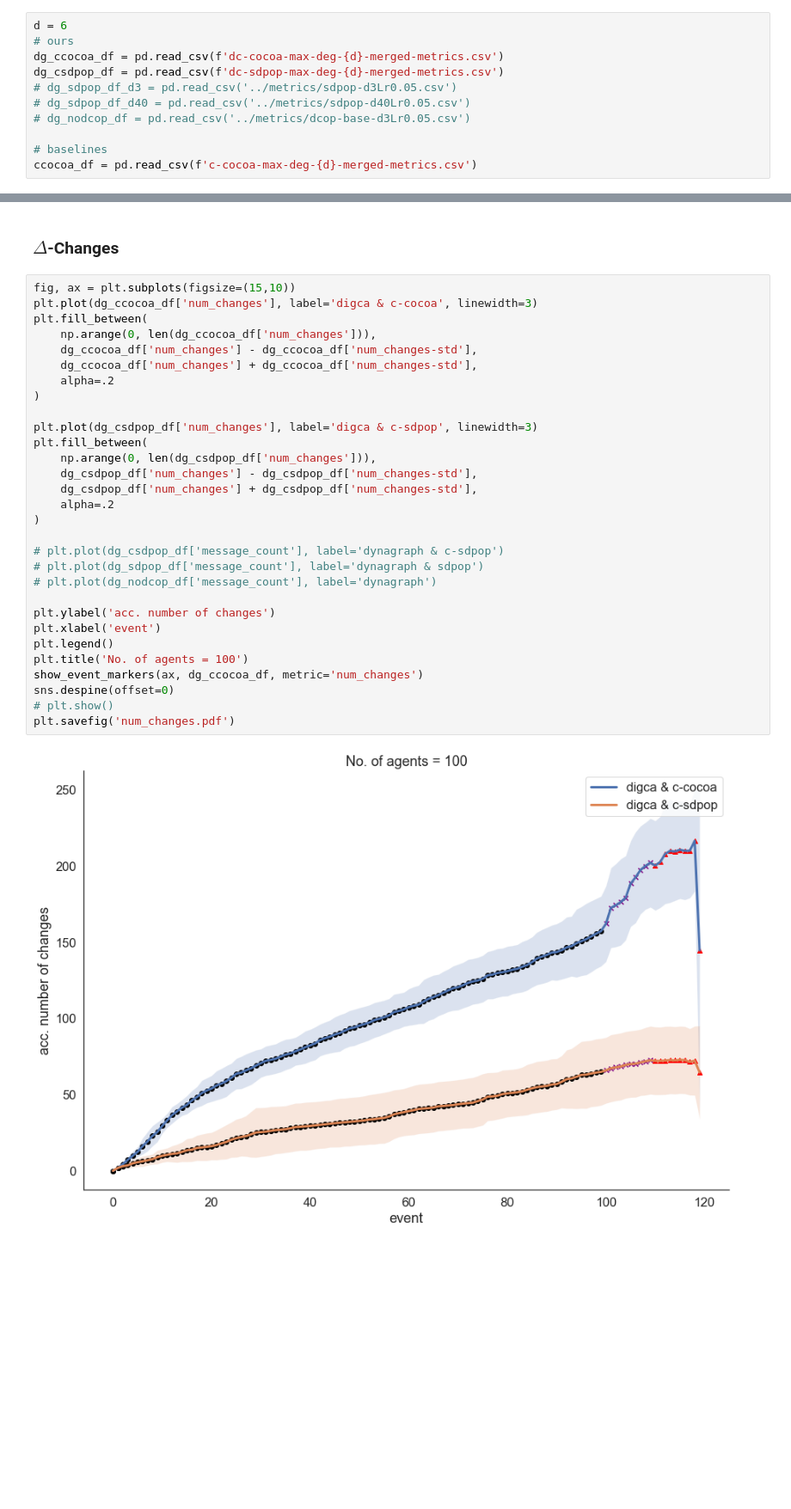
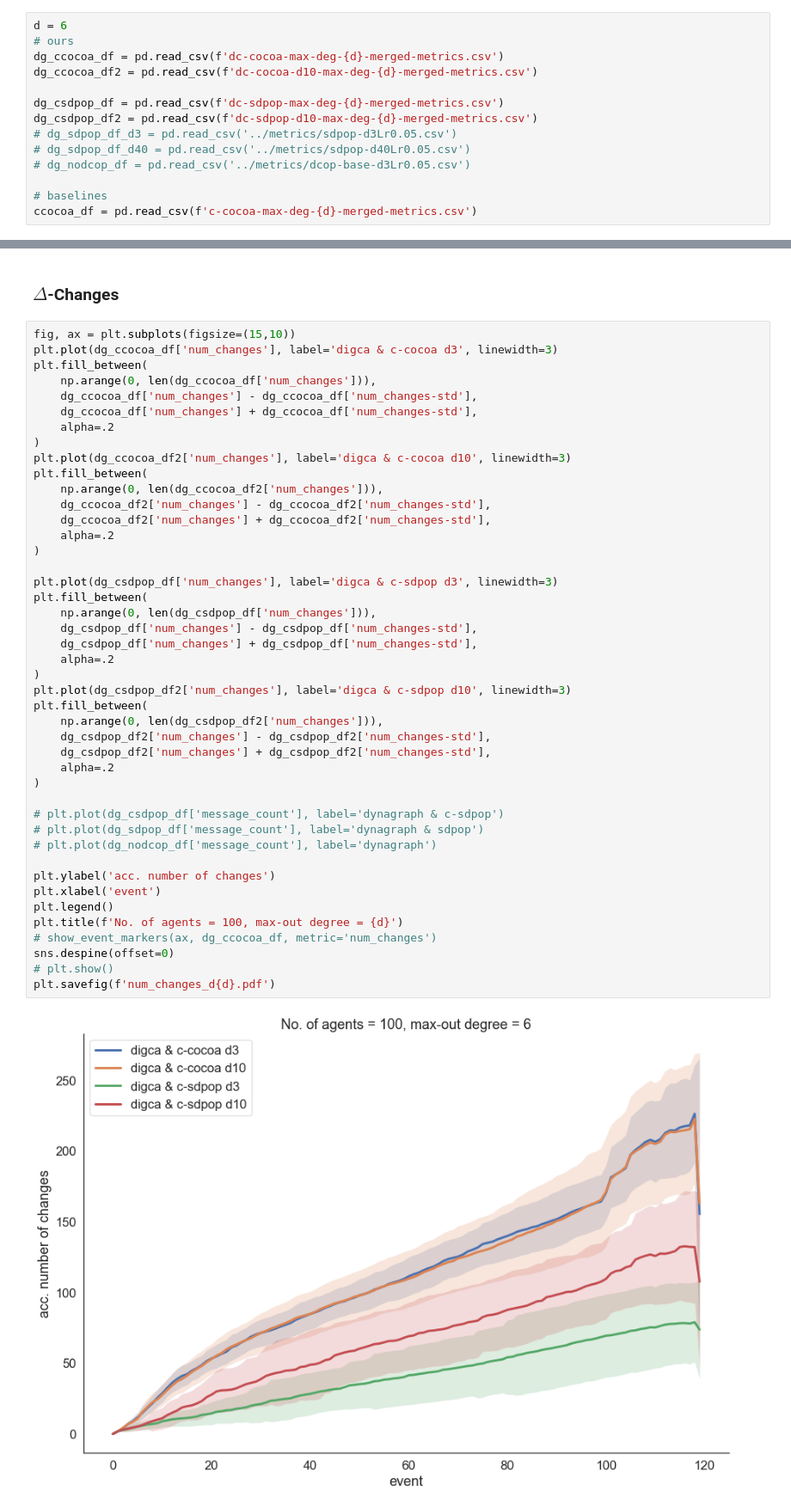
Before and after one commit to bbrighttaer/ddcop-dynagraph, a Jupyter notebook: mascoord/analysis/analysis.ipynb, the cells around one changed output, grey strips where cells are left out. Shown at 86% size. Cells and saved outputs as stored; diff of their text form; blank space fills up the shorter version.

```diff
--- a/mascoord/analysis/analysis.ipynb
+++ b/mascoord/analysis/analysis.ipynb
@@ -19,7 +19,10 @@ The coefficients $a$, $b$, and $c$ are set to 1 on initialization but when a cha
 d = 6
 # ours
 dg_ccocoa_df = pd.read_csv(f'dc-cocoa-max-deg-{d}-merged-metrics.csv')
+dg_ccocoa_df2 = pd.read_csv(f'dc-cocoa-d10-max-deg-{d}-merged-metrics.csv')
+
 dg_csdpop_df = pd.read_csv(f'dc-sdpop-max-deg-{d}-merged-metrics.csv')
+dg_csdpop_df2 = pd.read_csv(f'dc-sdpop-d10-max-deg-{d}-merged-metrics.csv')
 # dg_sdpop_df_d3 = pd.read_csv('../metrics/sdpop-d3Lr0.05.csv')
 # dg_sdpop_df_d40 = pd.read_csv('../metrics/sdpop-d40Lr0.05.csv')
 # dg_nodcop_df = pd.read_csv('../metrics/dcop-base-d3Lr0.05.csv')
@@ -141,33 +214,47 @@ plt.savefig('messages.pdf')
 ### $\Delta$-Changes
 # %%
 fig, ax = plt.subplots(figsize=(15,10))
-plt.plot(dg_ccocoa_df['num_changes'], label='digca & c-cocoa', linewidth=3)
+plt.plot(dg_ccocoa_df['num_changes'], label='digca & c-cocoa d3', linewidth=3)
 plt.fill_between(
     np.arange(0, len(dg_ccocoa_df['num_changes'])),
     dg_ccocoa_df['num_changes'] - dg_ccocoa_df['num_changes-std'],
     dg_ccocoa_df['num_changes'] + dg_ccocoa_df['num_changes-std'],
     alpha=.2
 )
+plt.plot(dg_ccocoa_df2['num_changes'], label='digca & c-cocoa d10', linewidth=3)
+plt.fill_between(
+    np.arange(0, len(dg_ccocoa_df2['num_changes'])),
+    dg_ccocoa_df2['num_changes'] - dg_ccocoa_df2['num_changes-std'],
+    dg_ccocoa_df2['num_changes'] + dg_ccocoa_df2['num_changes-std'],
+    alpha=.2
+)
 
-plt.plot(dg_csdpop_df['num_changes'], label='digca & c-sdpop', linewidth=3)
+plt.plot(dg_csdpop_df['num_changes'], label='digca & c-sdpop d3', linewidth=3)
 plt.fill_between(
     np.arange(0, len(dg_csdpop_df['num_changes'])),
     dg_csdpop_df['num_changes'] - dg_csdpop_df['num_changes-std'],
     dg_csdpop_df['num_changes'] + dg_csdpop_df['num_changes-std'],
+    alpha=.2
+)
+plt.plot(dg_csdpop_df2['num_changes'], label='digca & c-sdpop d10', linewidth=3)
+plt.fill_between(
+    np.arange(0, len(dg_csdpop_df2['num_changes'])),
+    dg_csdpop_df2['num_changes'] - dg_csdpop_df2['num_changes-std'],
+    dg_csdpop_df2['num_changes'] + dg_csdpop_df2['num_changes-std'],
     alpha=.2
 )
 
 # plt.plot(dg_csdpop_df['message_count'], label='dynagraph & c-sdpop')
 # plt.plot(dg_sdpop_df['message_count'], label='dynagraph & sdpop')
 # plt.plot(dg_nodcop_df['message_count'], label='dynagraph')
 
 plt.ylabel('acc. number of changes')
 plt.xlabel('event')
 plt.legend()
-plt.title('No. of agents = 100')
-show_event_markers(ax, dg_ccocoa_df, metric='num_changes')
+plt.title(f'No. of agents = 100, max-out degree = {d}')
+# show_event_markers(ax, dg_ccocoa_df, metric='num_changes')
 sns.despine(offset=0)
 # plt.show()
-plt.savefig('num_changes.pdf')
+plt.savefig(f'num_changes_d{d}.pdf')
 # %% [output]
-[figure, old version]
+[figure, new version]
```
Also changed, not shown: parts of 3 cells of this notebook, 26 other files.
